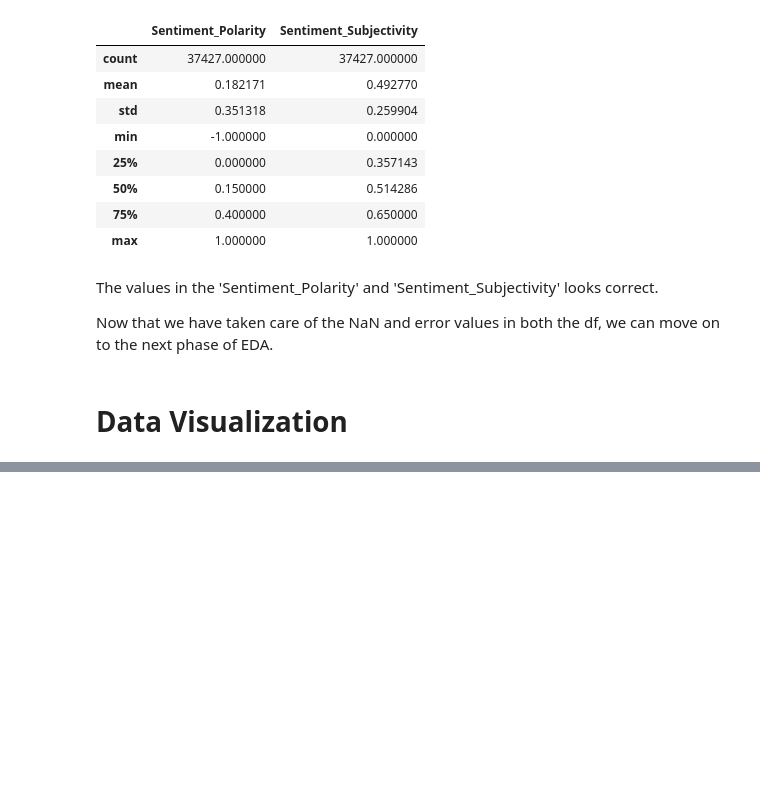
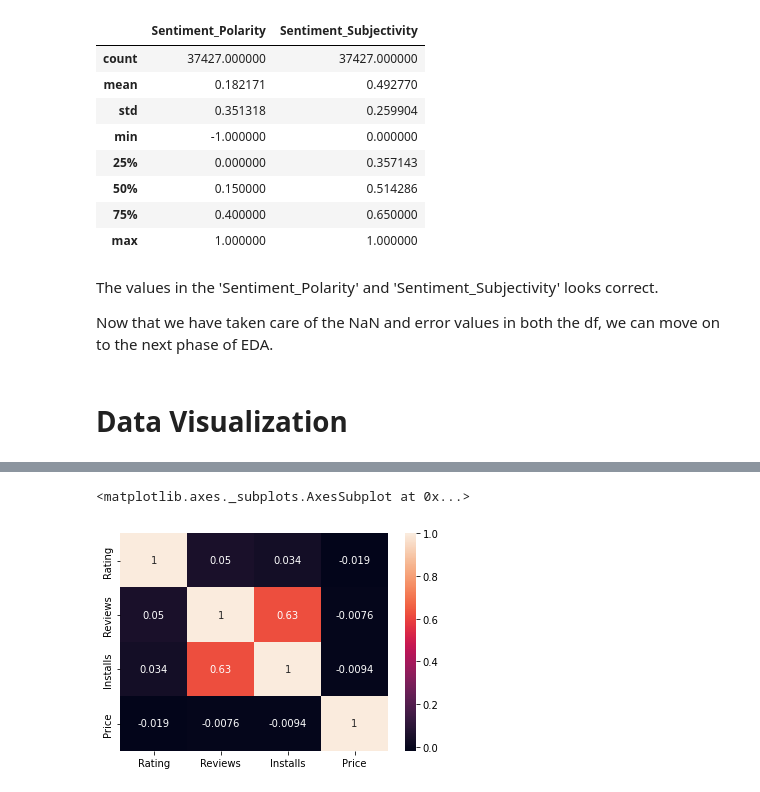
Before and after one commit to shaloy-lewis/EDA_on_play_store_app_reviews, a Jupyter notebook: EDA_on_Play_Store_App_Reviews_by_Shaloy_Lewis.ipynb, the cells around one changed output, grey strips where cells are left out. Drawn from its saved outputs; the diff is of its cells as text; code cells hidden in the pictures; blank space fills up the shorter version.

```diff
--- a/EDA_on_Play_Store_App_Reviews_by_Shaloy_Lewis.ipynb
+++ b/EDA_on_Play_Store_App_Reviews_by_Shaloy_Lewis.ipynb
@@ -1458,0 +1484,5 @@ Now that we have taken care of the NaN and error values in both the df, we can m
+# %%
+sns.heatmap(ps_df.corr(), annot= True)
+# %% [output]
+<matplotlib.axes._subplots.AxesSubplot at 0x...>
+[figure, added]
```
Also changed, not shown: parts of 26 cells of this notebook.
